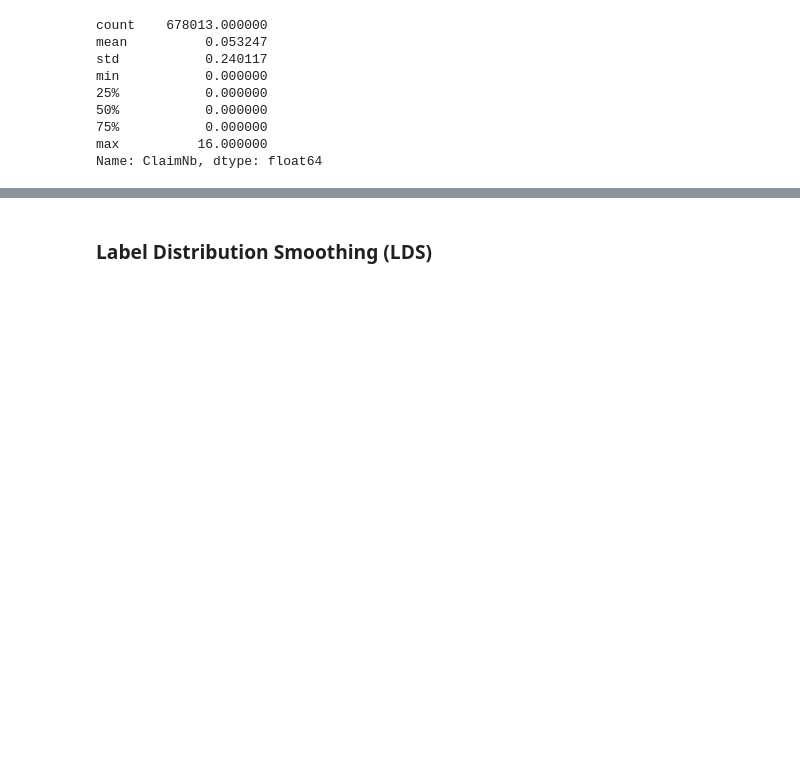
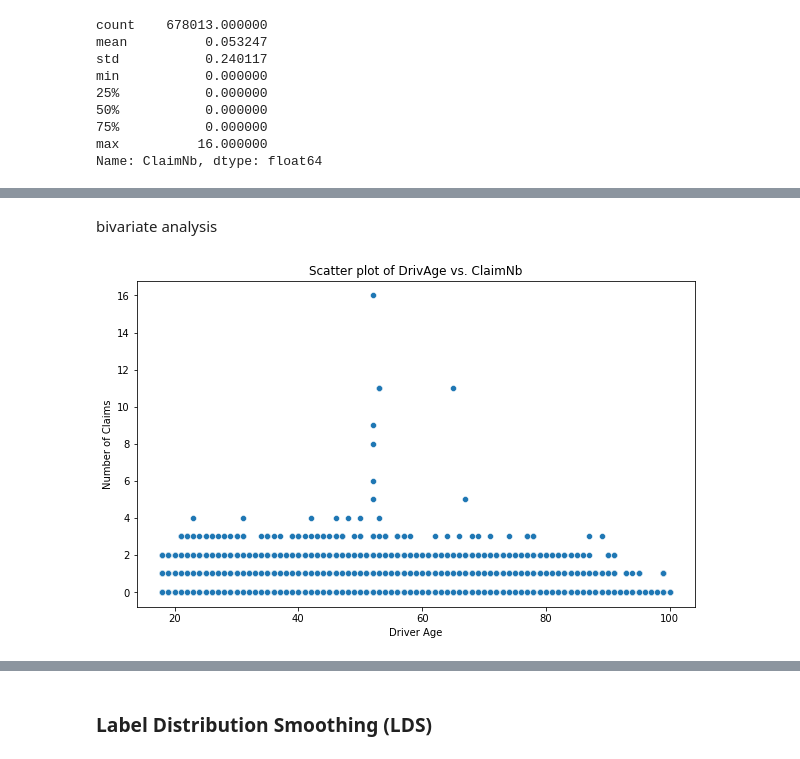
Before and after one commit to yueht23/PGPC2024, a Jupyter notebook: Deep_Imbalanced_Regression.ipynb, the cells around one changed output, grey strips where cells are left out. Cells and saved outputs as stored; diff of their text form; code cells hidden in the pictures; blank space fills up the shorter version.

```diff
--- a/Deep_Imbalanced_Regression.ipynb
+++ b/Deep_Imbalanced_Regression.ipynb
@@ -65,0 +212,11 @@ plt.show()
+# %% [markdown]
+bivariate analysis
+# %%
+plt.figure(figsize=(10, 6))
+sns.scatterplot(x='DrivAge', y='ClaimNb', data=df)
+plt.title('Scatter plot of DrivAge vs. ClaimNb')
+plt.xlabel('Driver Age')
+plt.ylabel('Number of Claims')
+plt.show()
+# %% [output]
+[figure, added]
```
Also changed, not shown: parts of 23 cells of this notebook, 1 other file.
